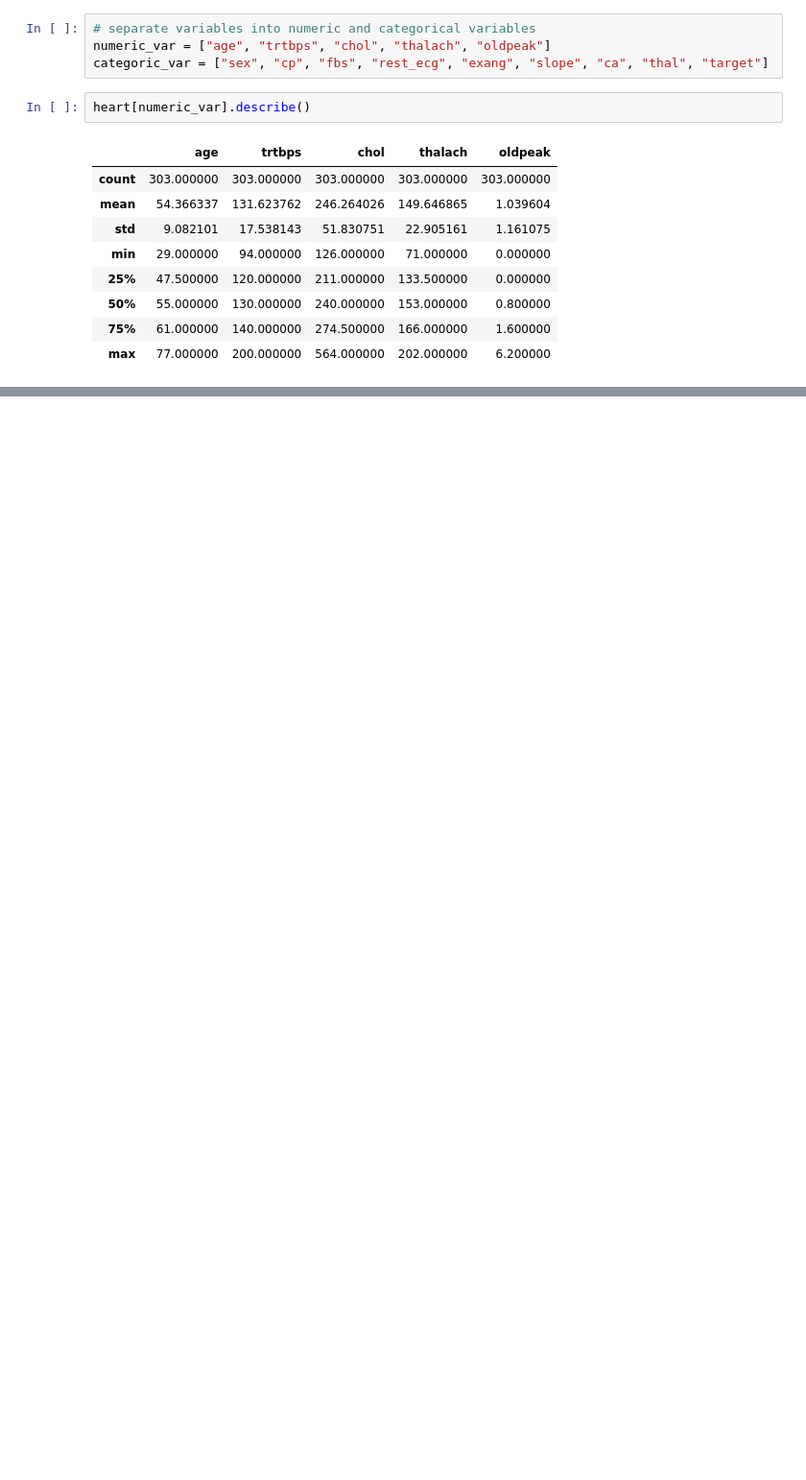
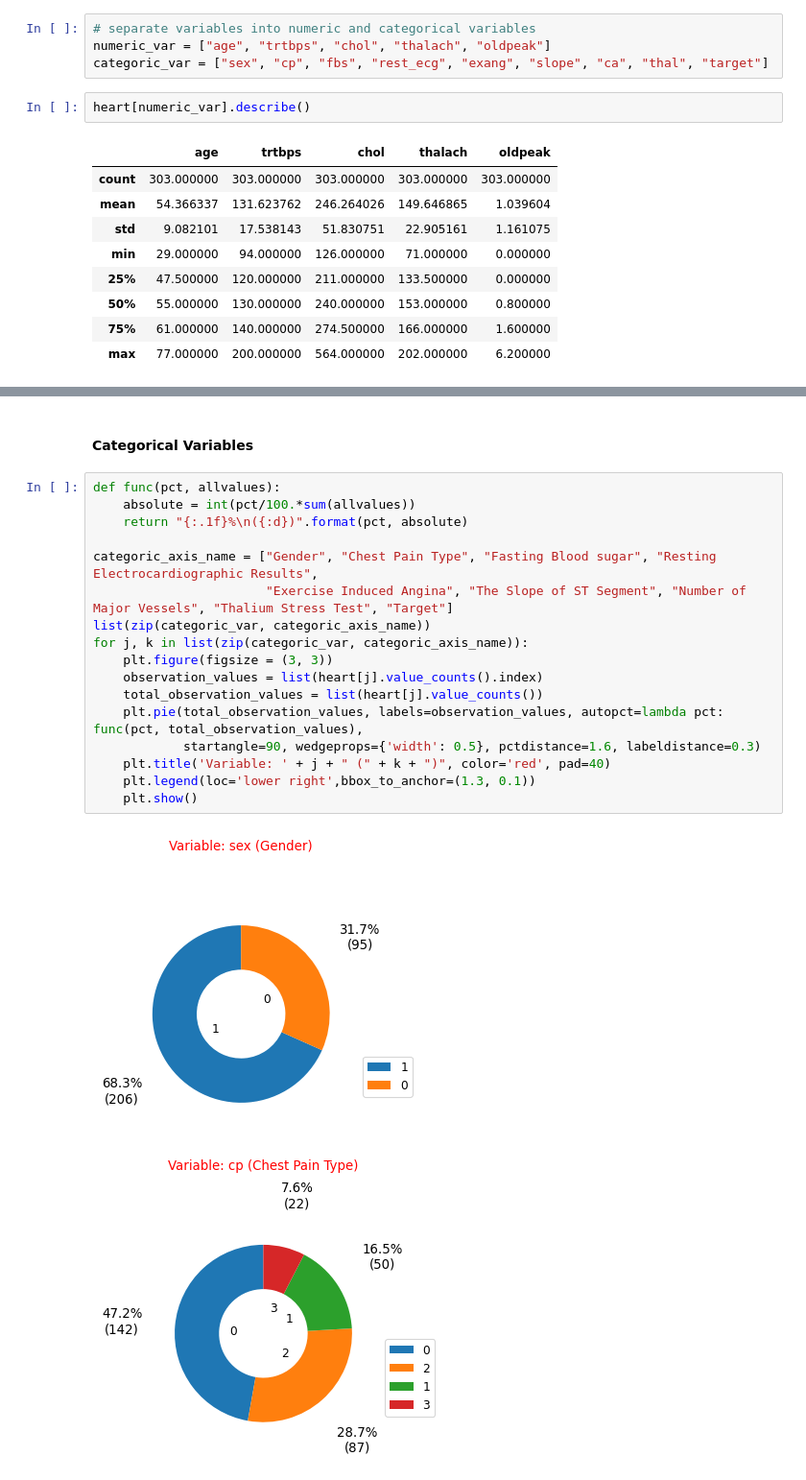
Before and after one commit to audrey-rw5683/HeartAttackPrediction, a Jupyter notebook: ML-Heart Attack Prediction Analysis.ipynb, the cells around one changed output, grey strips where cells are left out. Shown at 96% size. Cells and saved outputs as stored; diff of their text form; blank space fills up the shorter version.

```diff
--- a/ML-Heart Attack Prediction Analysis.ipynb
+++ b/ML-Heart Attack Prediction Analysis.ipynb
@@ -201,0 +221,22 @@ for n, m in list(zip(numeric_var, numeric_axis_name)):
+# %% [markdown]
+#### Categorical Variables
+# %%
+def func(pct, allvalues):
+    absolute = int(pct/100.*sum(allvalues))
+    return "{:.1f}%\n({:d})".format(pct, absolute)
+
+categoric_axis_name = ["Gender", "Chest Pain Type", "Fasting Blood sugar", "Resting Electrocardiographic Results",
+                       "Exercise Induced Angina", "The Slope of ST Segment", "Number of Major Vessels", "Thalium Stress Test", "Target"]
+list(zip(categoric_var, categoric_axis_name))
+for j, k in list(zip(categoric_var, categoric_axis_name)):
+    plt.figure(figsize = (3, 3))
+    observation_values = list(heart[j].value_counts().index)
+    total_observation_values = list(heart[j].value_counts())
+    plt.pie(total_observation_values, labels=observation_values, autopct=lambda pct: func(pct, total_observation_values),
+            startangle=90, wedgeprops={'width': 0.5}, pctdistance=1.6, labeldistance=0.3)
+    plt.title('Variable: ' + j + " (" + k + ")", color='red', pad=40)
+    plt.legend(loc='lower right',bbox_to_anchor=(1.3, 0.1))
+    plt.show()
+# %% [output]
+[figure, added]
+[figure, added]
```
Also changed, not shown: parts of 7 cells of this notebook.
